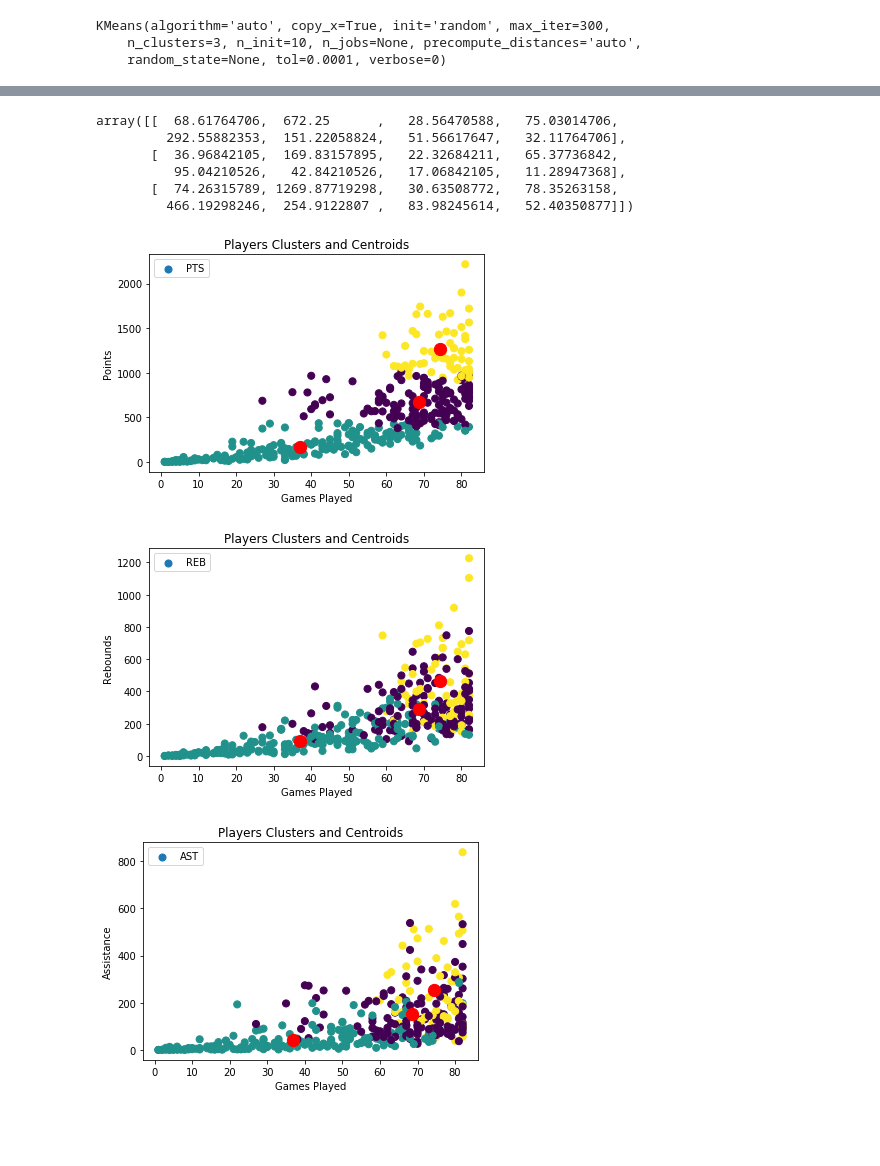
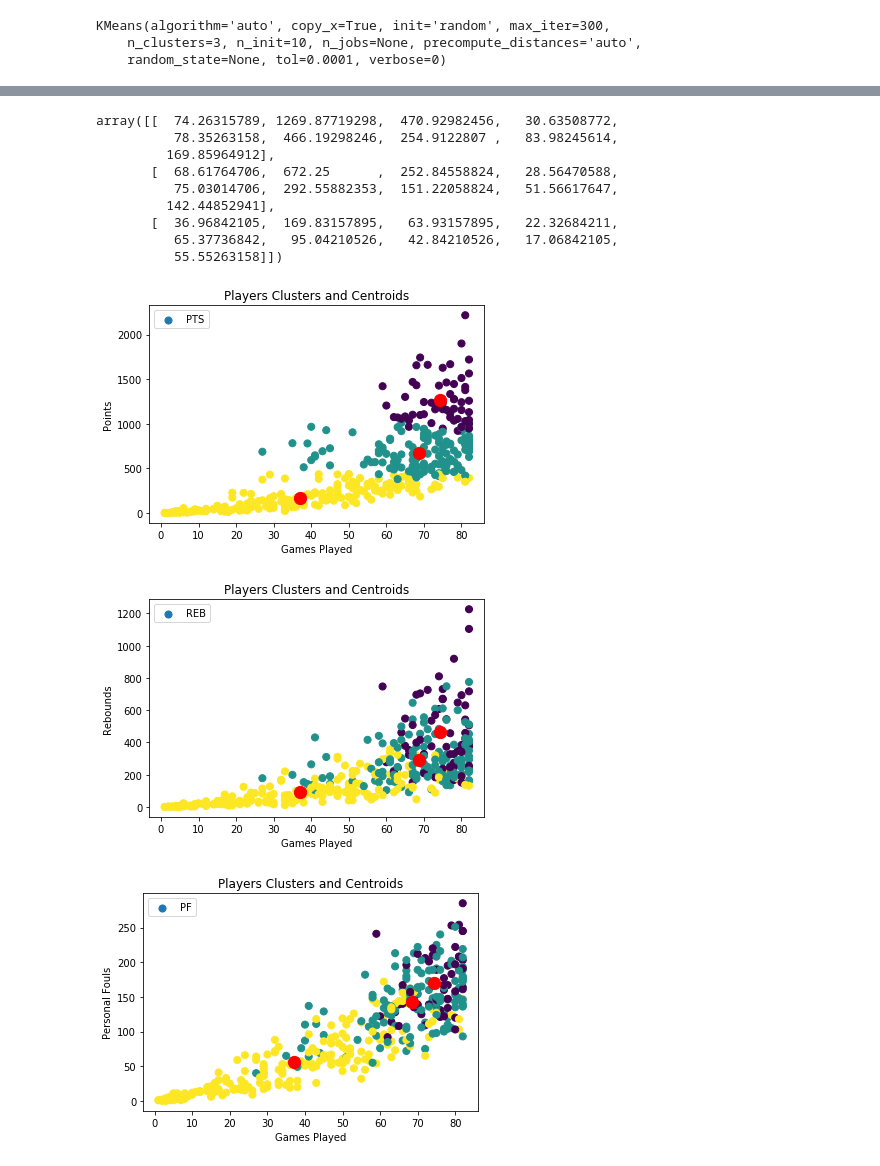
Before and after one commit to tiagohcp/Inteligencia_Artificial, a Jupyter notebook: clustering/Cluster - NBA Stats.ipynb, the cells around one changed output, grey strips where cells are left out. Drawn from its saved outputs; the diff is of its cells as text; code cells hidden in the pictures; blank space fills up the shorter version.

```diff
--- a/clustering/Cluster - NBA Stats.ipynb
+++ b/clustering/Cluster - NBA Stats.ipynb
@@ -14,7 +14,7 @@ nba.head()
 | 4 | Al Horford | 76 | 2318 | 1156 | 519 | 965 | 53.8 | 11 | 36 | 30.6 | ... |
 5 rows × 34 columns
 # %%
-nba = nba.drop(['MIN','FGM','FGA','FG%','3PM','3PA','FTM','FTA','OREB','DREB','TOV','PF','EFF','AST/TOV','STL/TOV','Age','Birth_Place','Birthdate','Collage','Experience','Height','Pos','Team','Weight','BMI'], axis=1)
-# 'Name','Games Played', 'PTS', '3P%', 'FT%', 'REB','AST','STL','BLK'
+nba = nba.drop(['MIN','FGA','FG%','3PM','3PA','FTM','FTA','OREB','DREB','BLK','TOV','EFF','AST/TOV','STL/TOV','Age','Birth_Place','Birthdate','Collage','Experience','Height','Pos','Team','Weight','BMI'], axis=1)
+# 'Name','Games Played', 'PTS','FGM', '3P%', 'FT%', 'REB','AST','STL','PF'
 nba
 # %% [output]
@@ -148,12 +154,15 @@ nba
 # Centroides Calculados para cada uma das Features, para cada um dos 3 clusters
 kmeans.cluster_centers_
 # %% [output]
-array([[  68.61764706,  672.25      ,   28.56470588,   75.03014706,
-         292.55882353,  151.22058824,   51.56617647,   32.11764706],
-       [  36.96842105,  169.83157895,   22.32684211,   65.37736842,
-          95.04210526,   42.84210526,   17.06842105,   11.28947368],
-       [  74.26315789, 1269.87719298,   30.63508772,   78.35263158,
-         466.19298246,  254.9122807 ,   83.98245614,   52.40350877]])
+array([[  74.26315789, 1269.87719298,  470.92982456,   30.63508772,
+          78.35263158,  466.19298246,  254.9122807 ,   83.98245614,
+         169.85964912],
+       [  68.61764706,  672.25      ,  252.84558824,   28.56470588,
+          75.03014706,  292.55882353,  151.22058824,   51.56617647,
+         142.44852941],
+       [  36.96842105,  169.83157895,   63.93157895,   22.32684211,
+          65.37736842,   95.04210526,   42.84210526,   17.06842105,
+          55.55263158]])
 # %%
 # Visualizando os Clusters
 x = nba['Games Played']
@@ -166,33 +175,33 @@ plt.ylabel('Points')
 plt.legend()
 plt.show()
 # %% [output]
-[figure, old version]
+[figure, new version]
 # %%
 # Visualizando os Clusters
 x = nba['Games Played']
 y = nba['REB']
 plt.scatter(x, y, s = 50, c = nba['cluster'])
-plt.scatter(kmeans.cluster_centers_[:, 0], kmeans.cluster_centers_[:, 4], s = 150, c = 'red')
+plt.scatter(kmeans.cluster_centers_[:, 0], kmeans.cluster_centers_[:, 5], s = 150, c = 'red')
 plt.title('Players Clusters and Centroids')
 plt.xlabel('Games Played')
 plt.ylabel('Rebounds')
 plt.legend()
 plt.show()
 # %% [output]
-[figure, old version]
+[figure, new version]
 # %%
 # Visualizando os Clusters
 x = nba['Games Played']
-y = nba['AST']
+y = nba['PF']
 plt.scatter(x, y, s = 50, c = kmeans.labels_)
-plt.scatter(kmeans.cluster_centers_[:, 0], kmeans.cluster_centers_[:, 5], s = 150, c = 'red')
+plt.scatter(kmeans.cluster_centers_[:, 0], kmeans.cluster_centers_[:, 8], s = 150, c = 'red')
 plt.title('Players Clusters and Centroids')
 plt.xlabel('Games Played')
-plt.ylabel('Assistance')
+plt.ylabel('Personal Fouls')
 plt.legend()
 plt.show()
 # %% [output]
-[figure, old version]
+[figure, new version]
 # %%
 # Visualizando os Clusters
 x = nba['Games Played']
```
Also changed, not shown: parts of 11 cells of this notebook, 4 other files.
